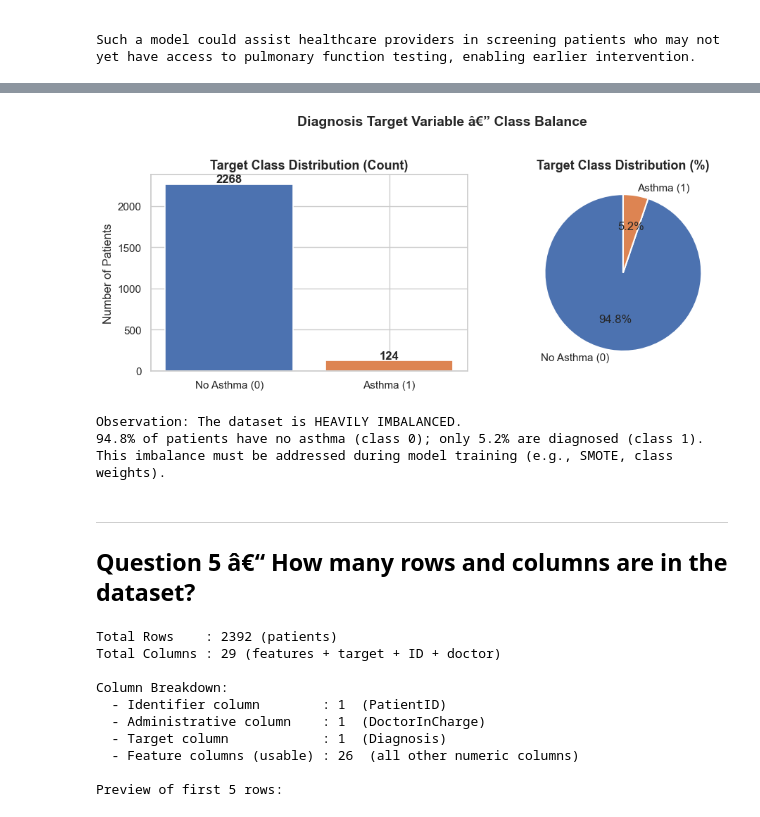
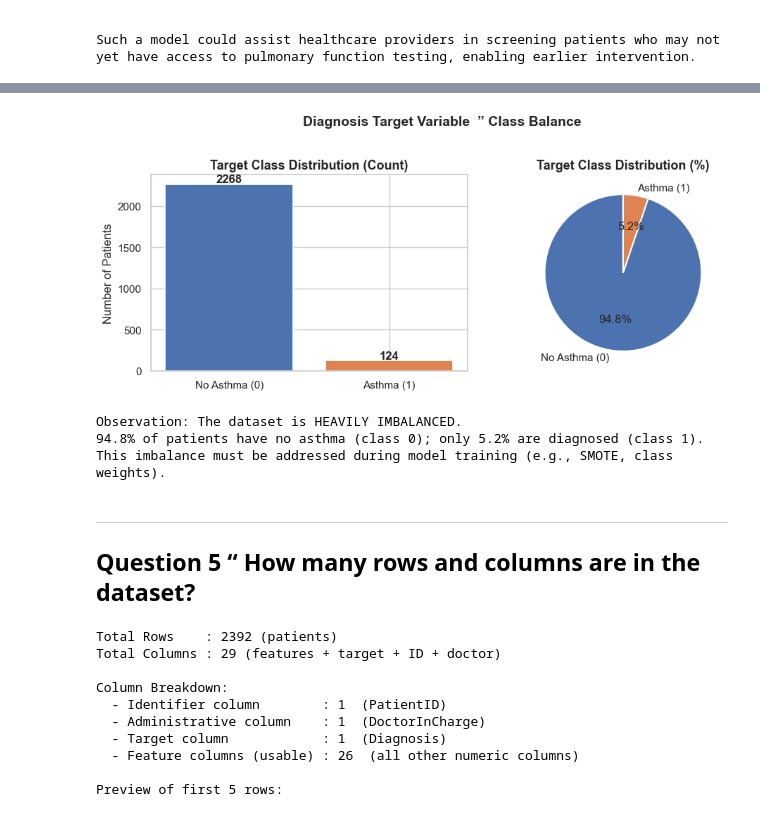
Before and after one commit to angelobinonggo/IT325-EDA-Planning, a Jupyter notebook: EDA_Planning_Activity2.ipynb, the cells around one changed output, grey strips where cells are left out. Saved outputs shown, nothing was run; the diff lists cells and outputs as text; code cells hidden in the pictures.

```diff
--- a/EDA_Planning_Activity2.ipynb
+++ b/EDA_Planning_Activity2.ipynb
@@ -198,38 +196,38 @@ Meaning: 0 = No Asthma Diagnosis,  1 = Asthma Diagnosed
 # %%
 # Visualize target class distribution
 fig, axes = plt.subplots(1, 2, figsize=(10, 4))
 
 counts = df[target].value_counts()
 labels = ['No Asthma (0)', 'Asthma (1)']
 colors = ['#4C72B0', '#DD8452']
 
 # Bar chart
 axes[0].bar(labels, counts.values, color=colors, edgecolor='white', linewidth=1.2)
 axes[0].set_title('Target Class Distribution (Count)', fontsize=13, fontweight='bold')
 axes[0].set_ylabel('Number of Patients')
 for i, v in enumerate(counts.values):
     axes[0].text(i, v + 20, str(v), ha='center', fontweight='bold')
 
 # Pie chart
 axes[1].pie(counts.values, labels=labels, colors=colors, autopct='%1.1f%%',
             startangle=90, wedgeprops={'edgecolor': 'white', 'linewidth': 1.5})
 axes[1].set_title('Target Class Distribution (%)', fontsize=13, fontweight='bold')
 
-plt.suptitle('Diagnosis Target Variable â€” Class Balance', fontsize=14, fontweight='bold', y=1.02)
+plt.suptitle('Diagnosis Target Variable  ” Class Balance', fontsize=14, fontweight='bold', y=1.02)
 plt.tight_layout()
 plt.savefig('target_distribution.png', dpi=150, bbox_inches='tight')
 plt.show()
 print('\nObservation: The dataset is HEAVILY IMBALANCED.')
 print('94.8% of patients have no asthma (class 0); only 5.2% are diagnosed (class 1).')
 print('This imbalance must be addressed during model training (e.g., SMOTE, class weights).')
 # %% [output]
-[figure, old version]
+[figure, new version]
 Observation: The dataset is HEAVILY IMBALANCED.
 94.8% of patients have no asthma (class 0); only 5.2% are diagnosed (class 1).
 This imbalance must be addressed during model training (e.g., SMOTE, class weights).
 # %% [markdown]
 ---
-## Question 5 â€“ How many rows and columns are in the dataset?
+## Question 5 “ How many rows and columns are in the dataset?
 # %%
 rows, cols = df.shape
 print(f'Total Rows    : {rows} (patients)')
```
Also changed, not shown: parts of 18 cells of this notebook, 10 other files.
